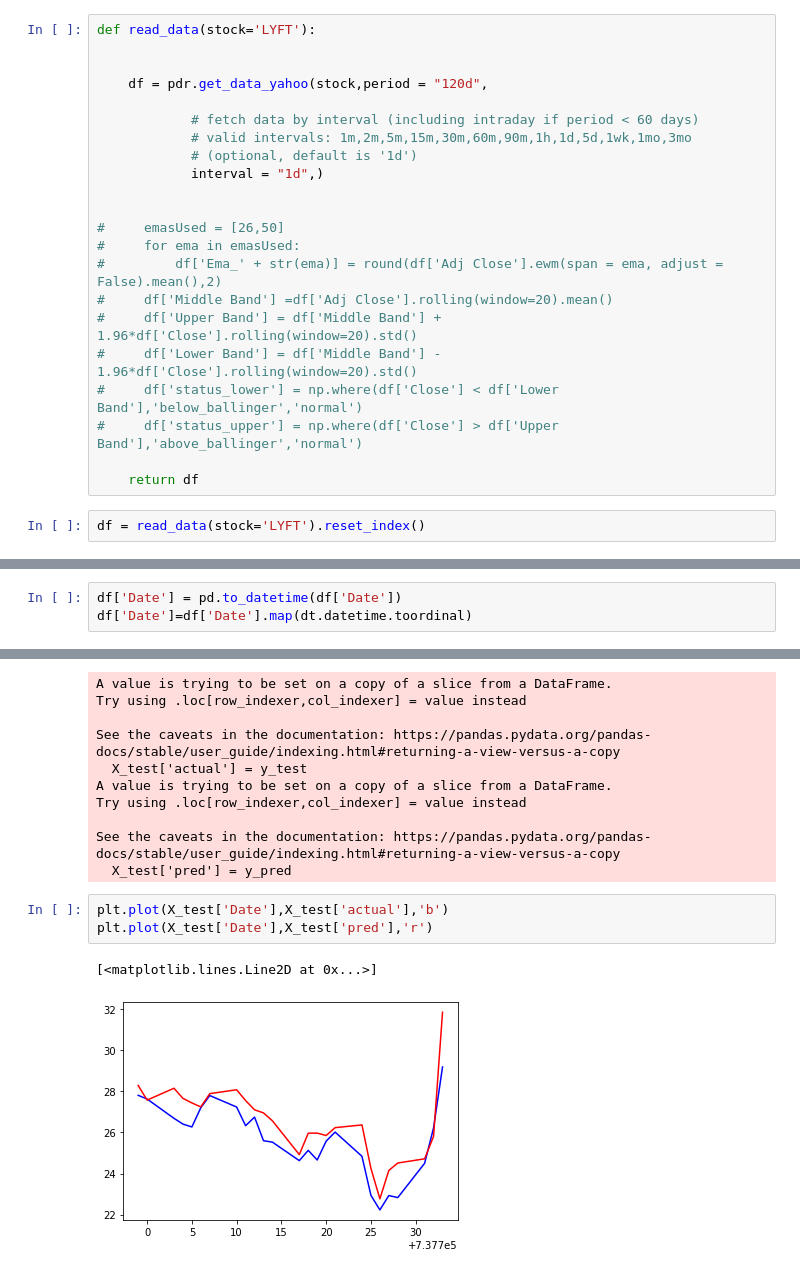
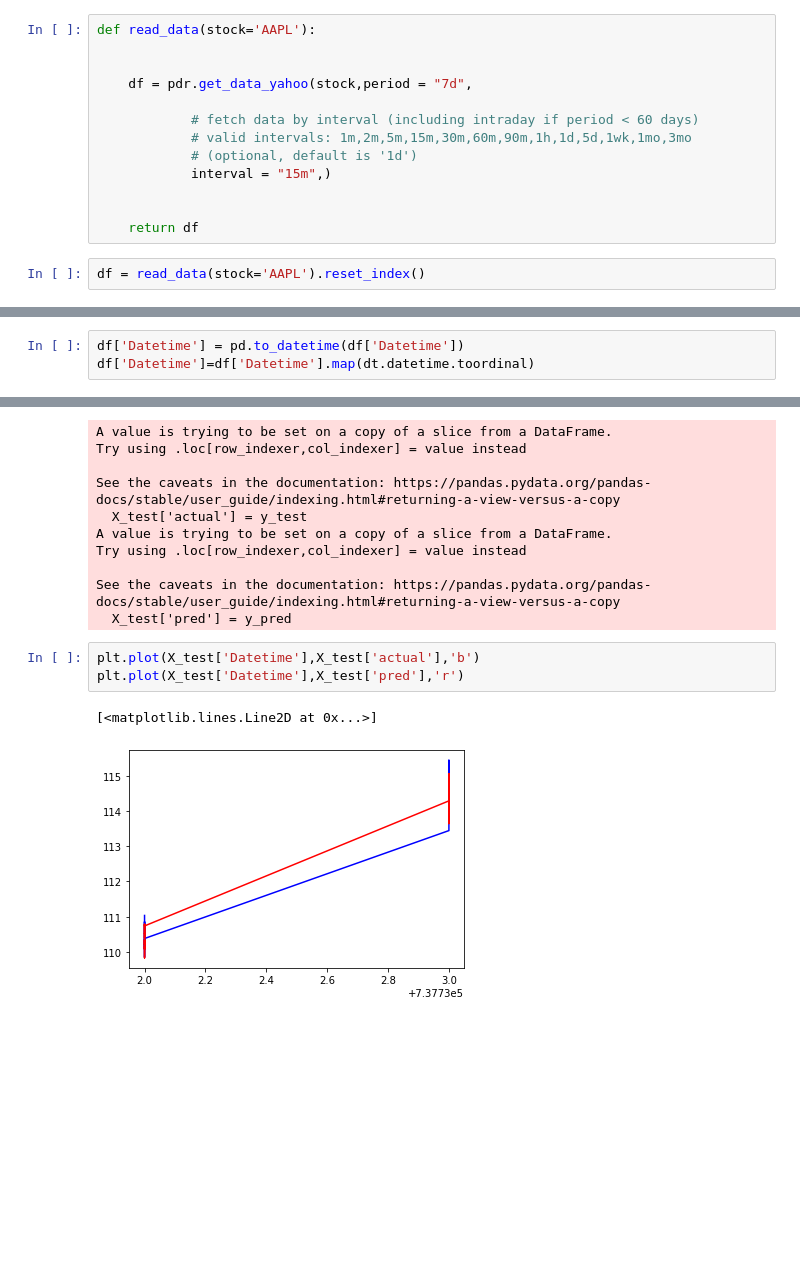
Before and after one commit to dataubc/stock_price_prediction, a Jupyter notebook: machine_learning/ridge.ipynb, the cells around one changed output, grey strips where cells are left out. Drawn from its saved outputs; the diff is of its cells as text; blank space fills up the shorter version.

```diff
--- a/machine_learning/ridge.ipynb
+++ b/machine_learning/ridge.ipynb
@@ -28,29 +24,20 @@ import yfinance as yf  # for data
 from pandas_datareader import data as pdr
 yf.pdr_override()
 # %%
-def read_data(stock='LYFT'):
+def read_data(stock='AAPL'):
 
 
-    df = pdr.get_data_yahoo(stock,period = "120d",
+    df = pdr.get_data_yahoo(stock,period = "7d",
 
             # fetch data by interval (including intraday if period < 60 days)
             # valid intervals: 1m,2m,5m,15m,30m,60m,90m,1h,1d,5d,1wk,1mo,3mo
             # (optional, default is '1d')
-            interval = "1d",)
+            interval = "15m",)
 
 
-#     emasUsed = [26,50]
-#     for ema in emasUsed:
-#         df['Ema_' + str(ema)] = round(df['Adj Close'].ewm(span = ema, adjust = False).mean(),2)
-#     df['Middle Band'] =df['Adj Close'].rolling(window=20).mean()
-#     df['Upper Band'] = df['Middle Band'] + 1.96*df['Close'].rolling(window=20).std()
-#     df['Lower Band'] = df['Middle Band'] - 1.96*df['Close'].rolling(window=20).std()
-#     df['status_lower'] = np.where(df['Close'] < df['Lower Band'],'below_ballinger','normal')
-#     df['status_upper'] = np.where(df['Close'] > df['Upper Band'],'above_ballinger','normal')
-
     return df
 # %%
-df = read_data(stock='LYFT').reset_index()
+df = read_data(stock='AAPL').reset_index()
 # %% [output]
 [*********************100%***********************]  1 of 1 completed
 # %%
@@ -74,8 +66,8 @@ df['High'] = df['High'].shift(1)
 df['Low'] = df['Low'].shift(1)
 df['Volume'] = df['Volume'].shift(1)
 # %%
-df['Date'] = pd.to_datetime(df['Date'])
-df['Date']=df['Date'].map(dt.datetime.toordinal)
+df['Datetime'] = pd.to_datetime(df['Datetime'])
+df['Datetime']=df['Datetime'].map(dt.datetime.toordinal)
 # %%
 df
 # %% [output]
@@ -218,8 +189,8 @@ Try using .loc[row_indexer,col_indexer] = value instead
 See the caveats in the documentation: https://pandas.pydata.org/pandas-docs/stable/user_guide/indexing.html#returning-a-view-versus-a-copy
   X_test['pred'] = y_pred
 # %%
-plt.plot(X_test['Date'],X_test['actual'],'b')
-plt.plot(X_test['Date'],X_test['pred'],'r')
+plt.plot(X_test['Datetime'],X_test['actual'],'b')
+plt.plot(X_test['Datetime'],X_test['pred'],'r')
 # %% [output]
 [<matplotlib.lines.Line2D at 0x...>]
-[figure, old version]
+[figure, new version]
```
Also changed, not shown: parts of 17 cells of this notebook.
